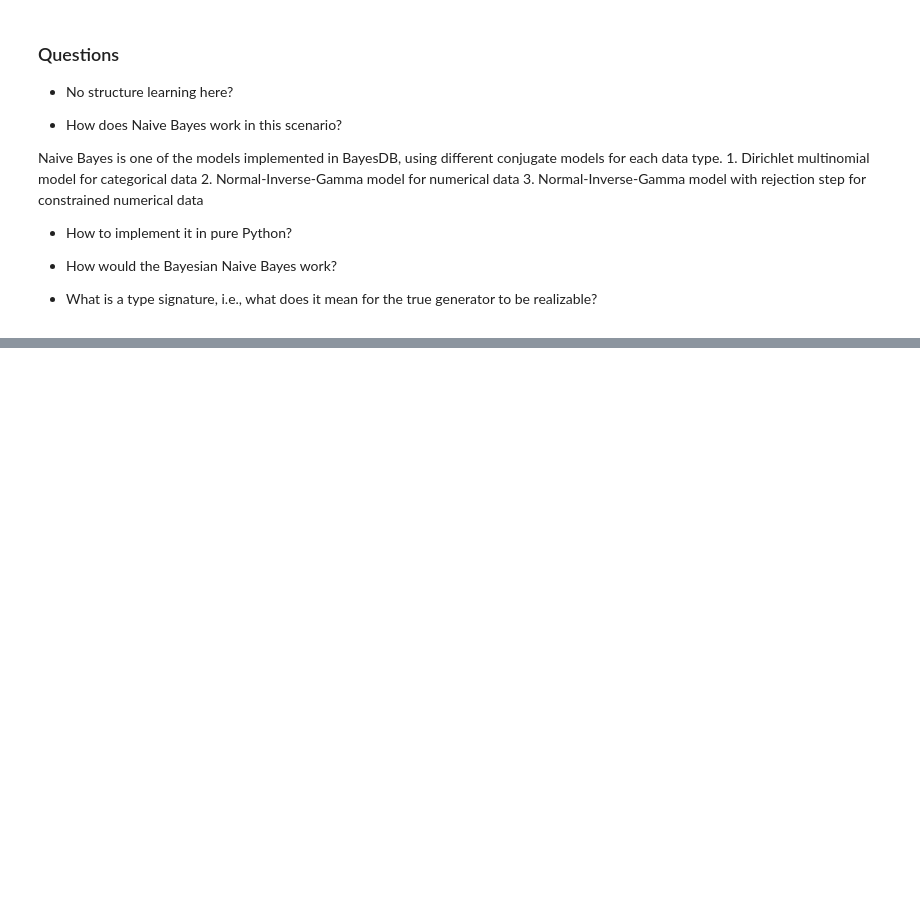
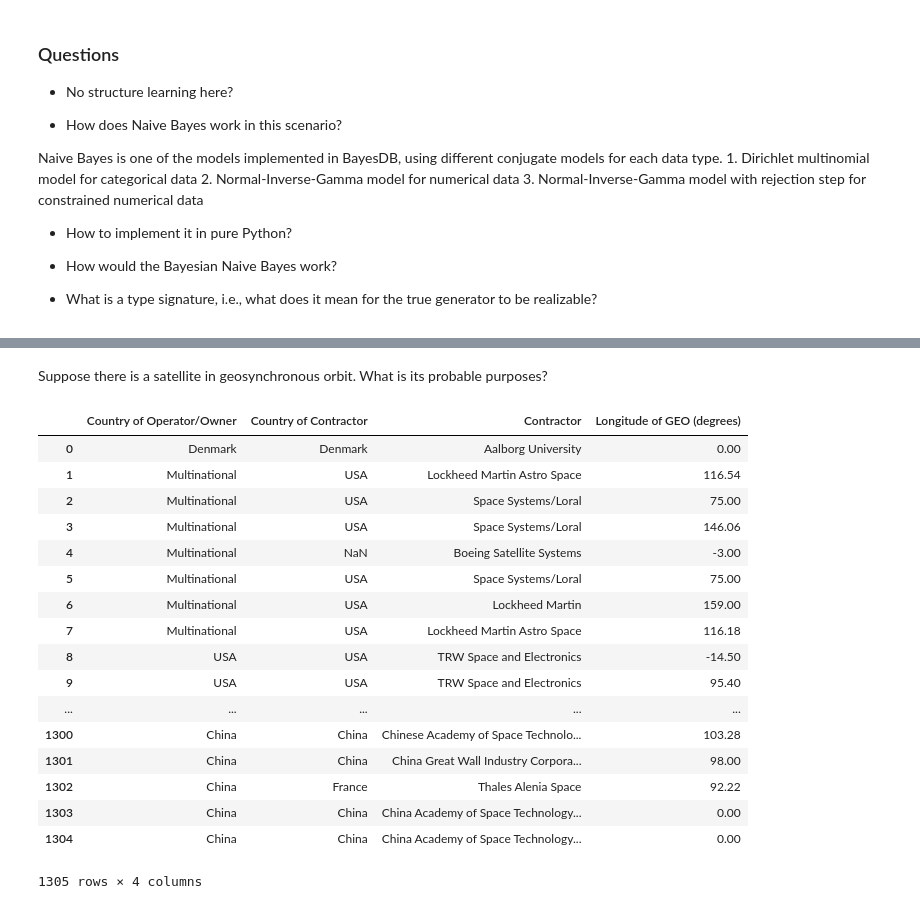
Before and after one commit to leocasarsa/Lab-Notebook, a Jupyter notebook: 1_Generator-Emulator.ipynb, the cells around one changed output, grey strips where cells are left out. Saved outputs shown, nothing was run; the diff lists cells and outputs as text; code cells hidden in the pictures; blank space fills up the shorter version.

```diff
--- a/1_Generator-Emulator.ipynb
+++ b/1_Generator-Emulator.ipynb
@@ -139,0 +160,4 @@ pd.read_excel('satellite.xlsx')
+# %%
+import pandas as pd
+satellite = pd.read_excel('Data/satellite.xlsx')
+satellite.describe()
@@ -139,0 +177,24 @@ pd.read_excel('satellite.xlsx')
+# %% [markdown]
+Suppose there is a satellite in geosynchronous orbit. What is its probable purposes?
+# %%
+df = satellite[['Country of Operator/Owner', 'Country of Contractor', 'Contractor', 'Longitude of GEO (degrees)']] # correlated cluster
+df
+# %% [output]
+|  | Country of Operator/Owner | Country of Contractor | Contractor | Longitude of GEO (degrees) |
+| 0 | Denmark | Denmark | Aalborg University | 0.00 |
+| 1 | Multinational | USA | Lockheed Martin Astro Space | 116.54 |
+| 2 | Multinational | USA | Space Systems/Loral | 75.00 |
+| 3 | Multinational | USA | Space Systems/Loral | 146.06 |
+| 4 | Multinational | NaN | Boeing Satellite Systems | -3.00 |
+| 5 | Multinational | USA | Space Systems/Loral | 75.00 |
+| 6 | Multinational | USA | Lockheed Martin | 159.00 |
+| 7 | Multinational | USA | Lockheed Martin Astro Space | 116.18 |
+| 8 | USA | USA | TRW Space and Electronics | -14.50 |
+| 9 | USA | USA | TRW Space and Electronics | 95.40 |
+| ... | ... | ... | ... | ... |
+| 1300 | China | China | Chinese Academy of Space Technolo... | 103.28 |
+| 1301 | China | China | China Great Wall Industry Corpora... | 98.00 |
+| 1302 | China | France | Thales Alenia Space | 92.22 |
+| 1303 | China | China | China Academy of Space Technology... | 0.00 |
+| 1304 | China | China | China Academy of Space Technology... | 0.00 |
+1305 rows × 4 columns
```
Also changed, not shown: parts of 17 cells of this notebook.
